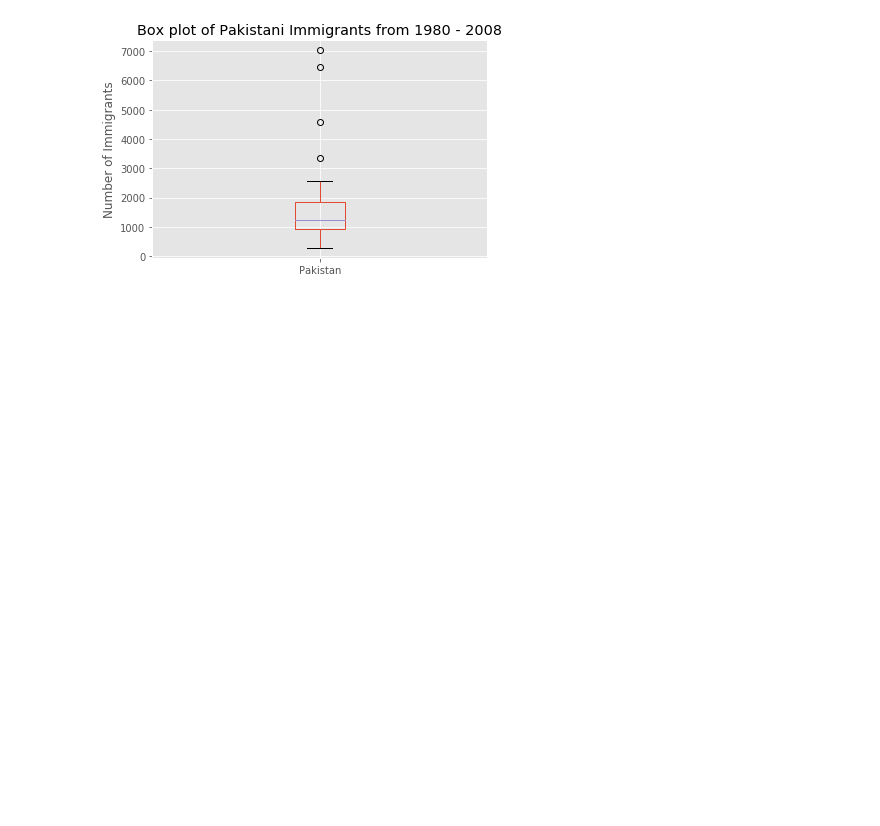
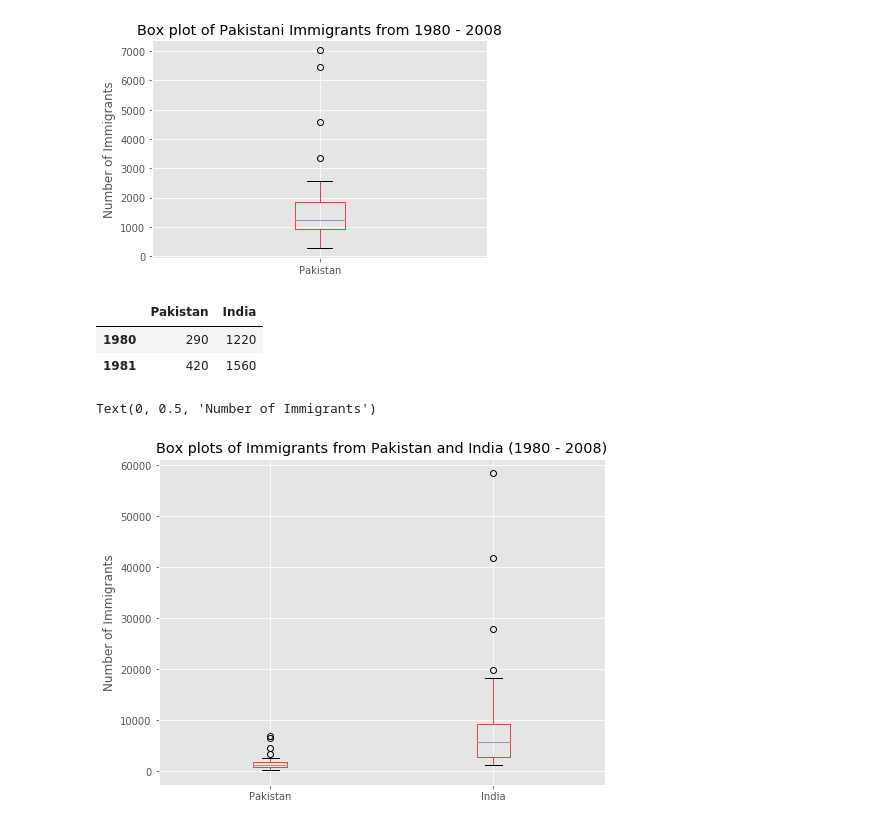
Before and after one commit to AmmaraRazzaq/dataVisualization_with_Python, a Jupyter notebook: Australia_Immigration.ipynb, the cells around one changed output. Saved outputs shown, nothing was run; the diff lists cells and outputs as text; code cells hidden in the pictures; blank space fills up the shorter version.

Commit message:
plot subplots

```diff
--- a/Australia_Immigration.ipynb
+++ b/Australia_Immigration.ipynb
@@ -496,3 +496,18 @@ plt.ylabel('Number of Immigrants')
 # %% [output]
 Text(0, 0.5, 'Number of Immigrants')
 [figure]
+# %%
+df_pi = df.loc[['Pakistan','India'],years].transpose()
+df_pi.head(2)
+# %% [output]
+|  | Pakistan | India |
+| 1980 | 290 | 1220 |
+| 1981 | 420 | 1560 |
+# %%
+df_pi.plot(kind='box', figsize=(8,6))
+
+plt.title('Box plots of Immigrants from Pakistan and India (1980 - 2008)')
+plt.ylabel('Number of Immigrants')
+# %% [output]
+Text(0, 0.5, 'Number of Immigrants')
+[figure, added]
```
Also changed, not shown: parts of 2 cells of this notebook.
